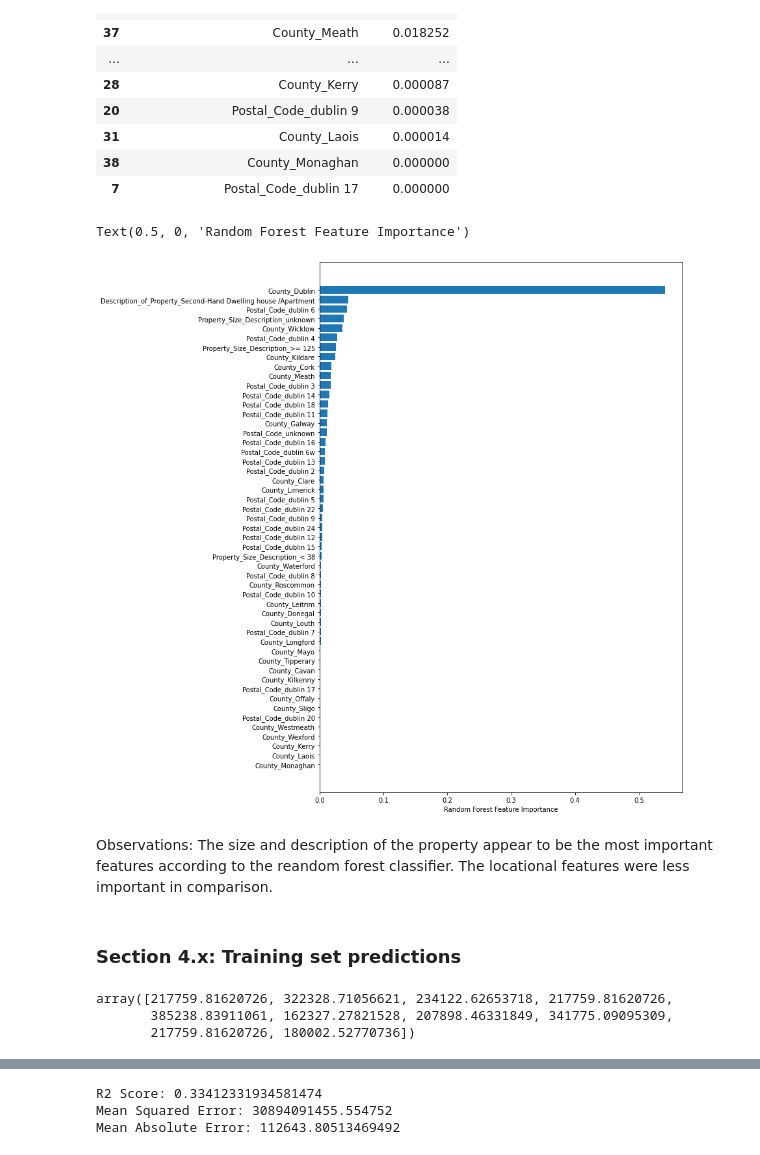
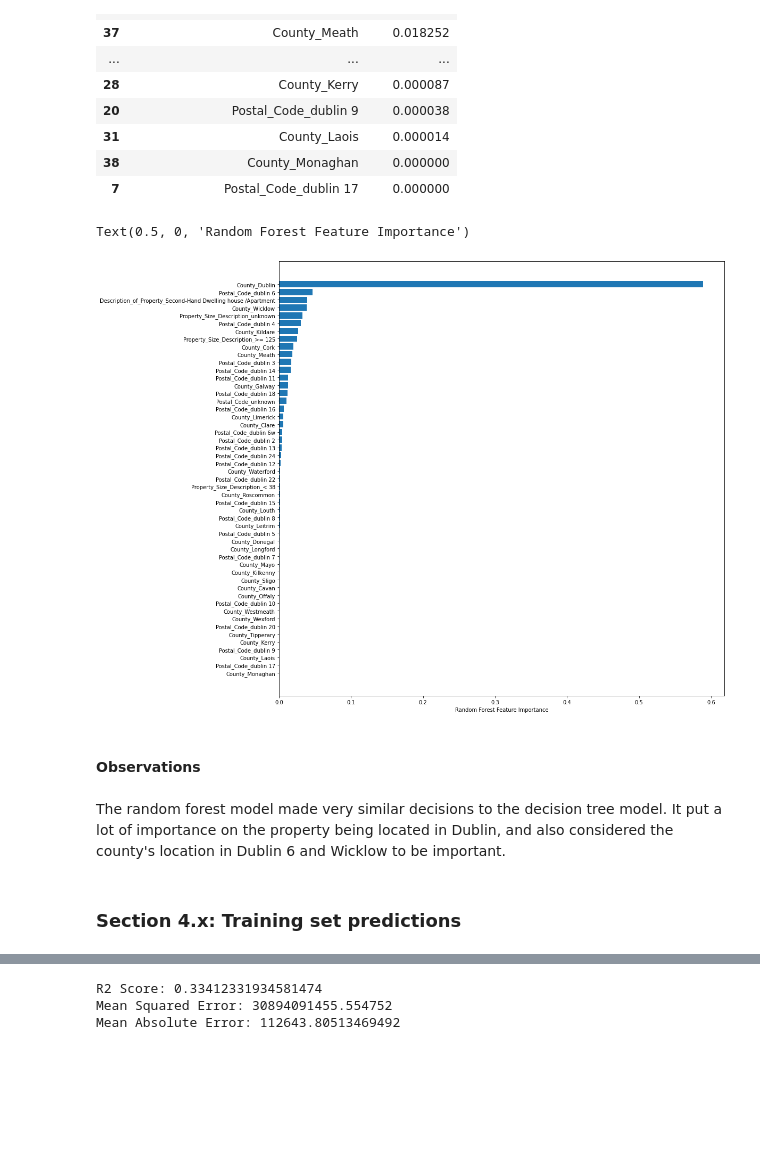
Before and after one commit to michaeldavitt/COMP47350_Housing_Data_Analysis, a Jupyter notebook: 17309836A2.ipynb, the cells around one changed output, grey strips where cells are left out. Cells and saved outputs as stored; diff of their text form; code cells hidden in the pictures; blank space fills up the shorter version.

```diff
--- a/17309836A2.ipynb
+++ b/17309836A2.ipynb
@@ -309,9 +339,8 @@ Observations: Cross validation results in a poorer performing model on average,
 # %%
 # Instantiate sklearn estimator, fit with training set.
-# Train a classification tree with max_depth=3 on all data.
-dtc = DecisionTreeRegressor(max_depth=10, random_state=1)
-dtc.fit(X_train, y_train)
-print(dtc)
+dtr = DecisionTreeRegressor(max_depth=10, random_state=1)
+dtr.fit(X_train, y_train)
+print(dtr)
 # %% [output]
 DecisionTreeRegressor(max_depth=10, random_state=1)
 # %% [markdown]
@@ -418,8 +458,8 @@ CV std score: 0.017587192799018474
 ### Section 4.x: Train a Random Forest
 # %%
 # Train RF with 100 trees
-rfc = RandomForestRegressor(n_estimators=100, max_features='auto', oob_score=True, random_state=1, max_depth=10)
-rfc.fit(X_train, y_train)
+rfr = RandomForestRegressor(n_estimators=100, max_features='auto', oob_score=True, random_state=1, max_depth=10)
+rfr.fit(X_train, y_train)
 # %% [output]
 RandomForestRegressor(max_depth=10, oob_score=True, random_state=1)
 # %% [markdown]
@@ -447,20 +487,18 @@ feature_importance.sort_values('importance', ascending=False)
 | 7 | Postal_Code_dublin 17 | 0.000000 |
 # %%
 # https://mljar.com/blog/feature-importance-in-random-forest/
-sorted_idx = rfc.feature_importances_.argsort()
-plt.figure(figsize=(10,15))
-plt.barh(X_train.columns[sorted_idx], rfc.feature_importances_[sorted_idx])
+sorted_idx = rfr.feature_importances_.argsort()
+plt.figure(figsize=(15,15))
+plt.barh(X_train.columns[sorted_idx], rfr.feature_importances_[sorted_idx])
 plt.xlabel("Random Forest Feature Importance")
 # %% [output]
 Text(0.5, 0, 'Random Forest Feature Importance')
-[figure, old version]
+[figure, new version]
-# %% [markdown]
-Observations: The size and description of the property appear to be the most important features according to the reandom forest classifier. The locational features were less important in comparison.
+# %% [markdown]
+#### Observations
+# %% [markdown]
+The random forest model made very similar decisions to the decision tree model. It put a lot of importance on the property being located in Dublin, and also considered the county's location in Dublin 6 and Wicklow to be important.
 # %% [markdown]
 ### Section 4.x: Training set predictions
 # %%
-rfc.predict(first_10_x)
+rfr_training_10_predictions = list(rfr.predict(first_10_x))
-# %% [output]
-array([217759.81620726, 322328.71056621, 234122.62653718, 217759.81620726,
-       385238.83911061, 162327.27821528, 207898.46331849, 341775.09095309,
-       217759.81620726, 180002.52770736])
```
Also changed, not shown: parts of 36 cells of this notebook.
